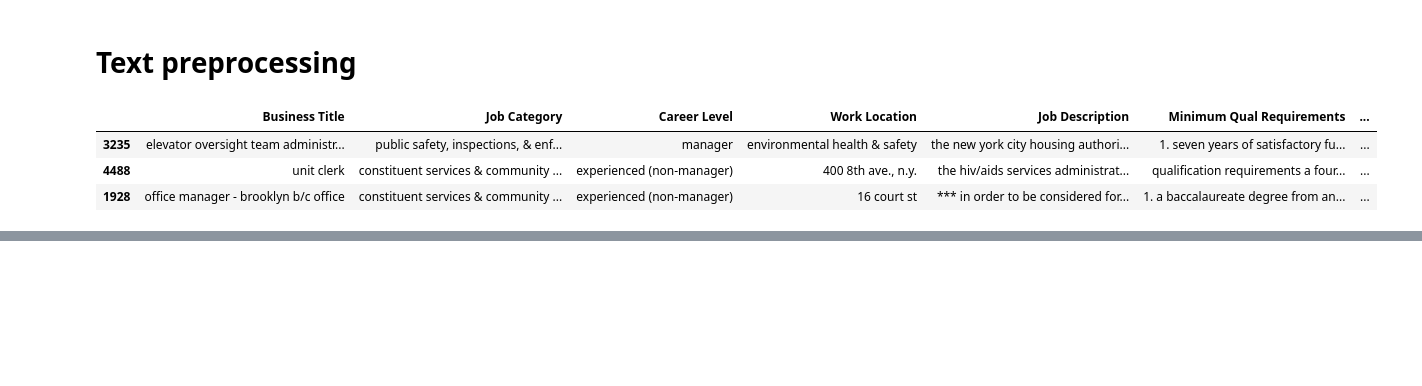
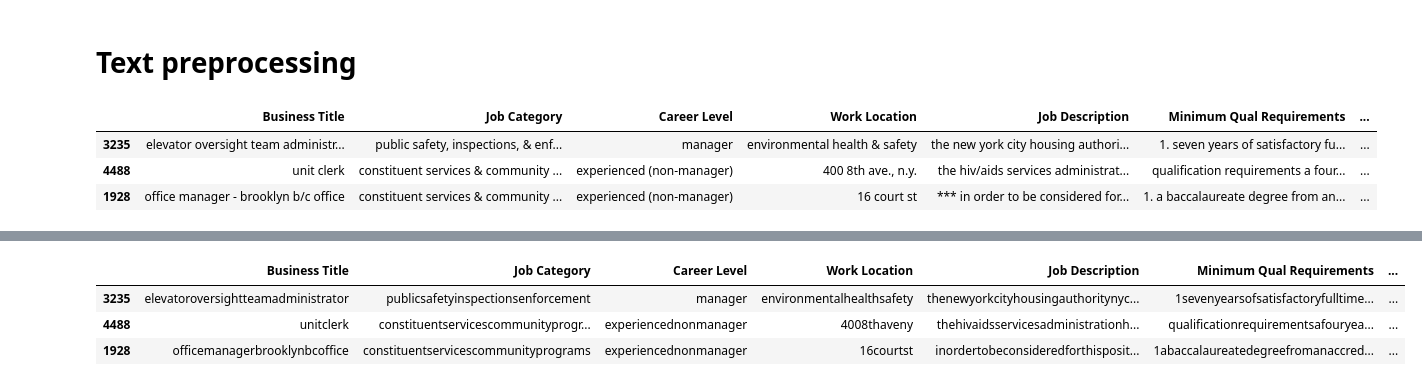
Before and after one commit to ephalt/job-listing-classification-NLP, a Jupyter notebook: Notebook/Job-listing-classification-NLP.ipynb, the cells around one changed output, grey strips where cells are left out. Drawn from its saved outputs; the diff is of its cells as text; code cells hidden in the pictures; blank space fills up the shorter version.

```diff
--- a/Notebook/Job-listing-classification-NLP.ipynb
+++ b/Notebook/Job-listing-classification-NLP.ipynb
@@ -326,3 +327,8 @@ clean_df[text_columns].head(3)
 | 3235 | elevator oversight team administr... | public safety, inspections, & enf... | manager | environmental health & safety | the new york city housing authori... | 1. seven years of satisfactory fu... | ... |
 | 4488 | unit clerk | constituent services & community ... | experienced (non-manager) | 400 8th ave., n.y. | the hiv/aids services administrat... | qualification requirements a four... | ... |
 | 1928 | office manager - brooklyn b/c office | constituent services & community ... | experienced (non-manager) | 16 court st | *** in order to be considered for... | 1. a baccalaureate degree from an... | ... |
+# %%
+#Filling NaN values
+clean_df['Preferred Skills'].fillna('', inplace=True)
+# %%
+clean_df['Work Location 1'].fillna('', inplace=True)
@@ -328,0 +344,11 @@ clean_df[text_columns].head(3)
+# %%
+#Converting non-string data types to strings
+clean_df[text_columns] = clean_df[text_columns].astype(str)
+
+#Removing Special Characters and Punctuation:
+clean_df[text_columns] = clean_df[text_columns].apply(lambda tokens: [re.sub(r'[^a-zA-Z0-9]', '', token) for token in tokens])
+# %%
+#Stopword removal
+nltk.download('stopwords')
+stop_words = set(stopwords.words('english'))
+clean_df[text_columns] = clean_df[text_columns].apply(lambda tokens: [token for token in tokens if token not in stop_words])
@@ -328,0 +359,7 @@ clean_df[text_columns].head(3)
+# %%
+clean_df[text_columns].head(3)
+# %% [output]
+|  | Business Title | Job Category | Career Level | Work Location | Job Description | Minimum Qual Requirements | ... |
+| 3235 | elevatoroversightteamadministrator | publicsafetyinspectionsenforcement | manager | environmentalhealthsafety | thenewyorkcityhousingauthoritynyc... | 1sevenyearsofsatisfactoryfulltime... | ... |
+| 4488 | unitclerk | constituentservicescommunityprogr... | experiencednonmanager | 4008thaveny | thehivaidsservicesadministrationh... | qualificationrequirementsafouryea... | ... |
+| 1928 | officemanagerbrooklynbcoffice | constituentservicescommunityprograms | experiencednonmanager | 16courtst | inordertobeconsideredforthisposit... | 1abaccalaureatedegreefromanaccred... | ... |
```
Also changed, not shown: parts of 3 cells of this notebook.
